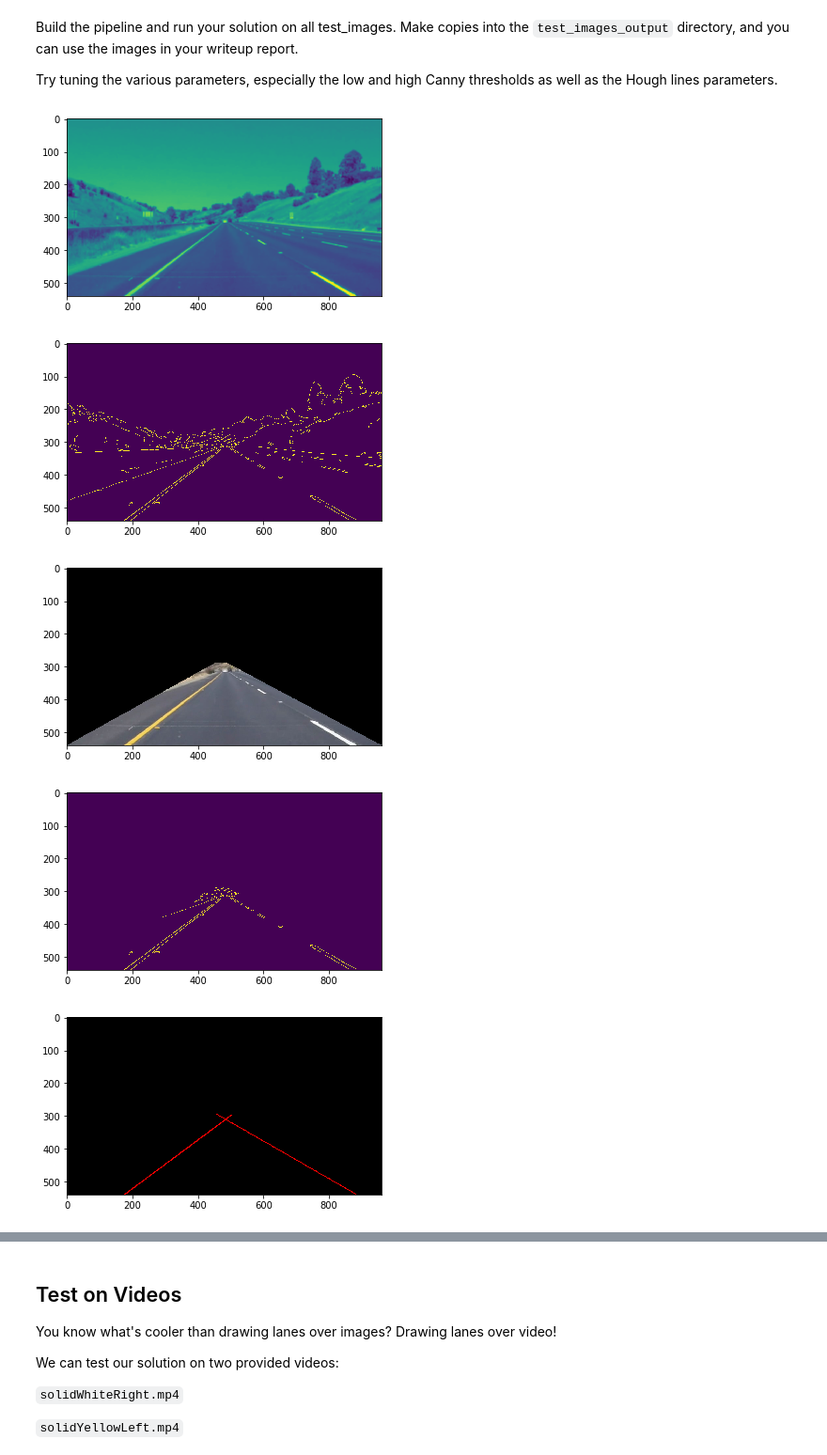
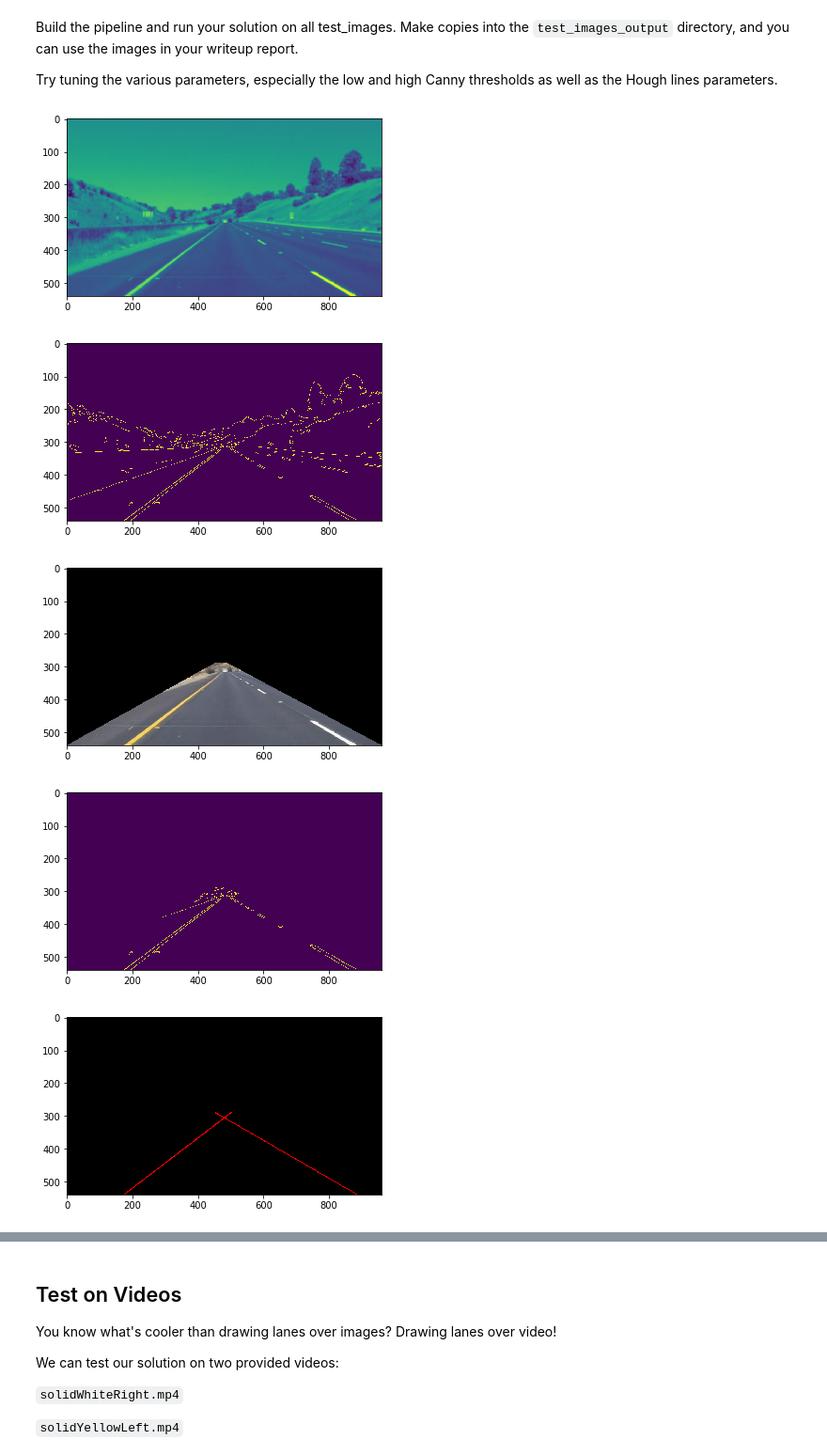
Before and after one commit to sethbunke/CarND-LaneLines-P1, a Jupyter notebook: P1.ipynb, the cells around one changed output, grey strips where cells are left out. Shown at 94% size. Drawn from its saved outputs; the diff is of its cells as text; code cells hidden in the pictures.

```diff
--- a/P1.ipynb
+++ b/P1.ipynb
@@ -329,18 +329,18 @@ def pipeline2(image, low_threshold, high_threshold, rho, threshold, min_line_len
 # %%
 img_path = "test_images_1/" + images[5]
 test_image = mpimg.imread(img_path)
 #result1 = pipeline1(test_image, 100, 250, 3, 75, 125, 2) #baseline - not picking up left dashed line
 #image, low_threshold, high_threshold, rho, threshold, min_line_length, max_line_gap
 #result1 = pipeline1(test_image, 50, 150, 3, 20, 160, 60) # better - lane lines go too long and picking up additional
 #result1 = pipeline1(test_image, 50, 90, 3, 20, 180, 100) # better - both lane lines
-result1 = pipeline2(test_image, 50, 90, 3, 20, 175, 100) #best yet - next try to get
+result1 = pipeline2(test_image, 50, 100, 3, 20, 100, 160) #best yet - next try to get
 #plt.imshow(result1[0])
 for ima in result1:
     plt.figure()
     plt.imshow(ima)
 # %% [output]
 [figure]
-[figure, old version]
+[figure, new version]
 [figure]
 [figure]
 [figure]
```
Also changed, not shown: parts of 4 cells of this notebook, 4 other files.
